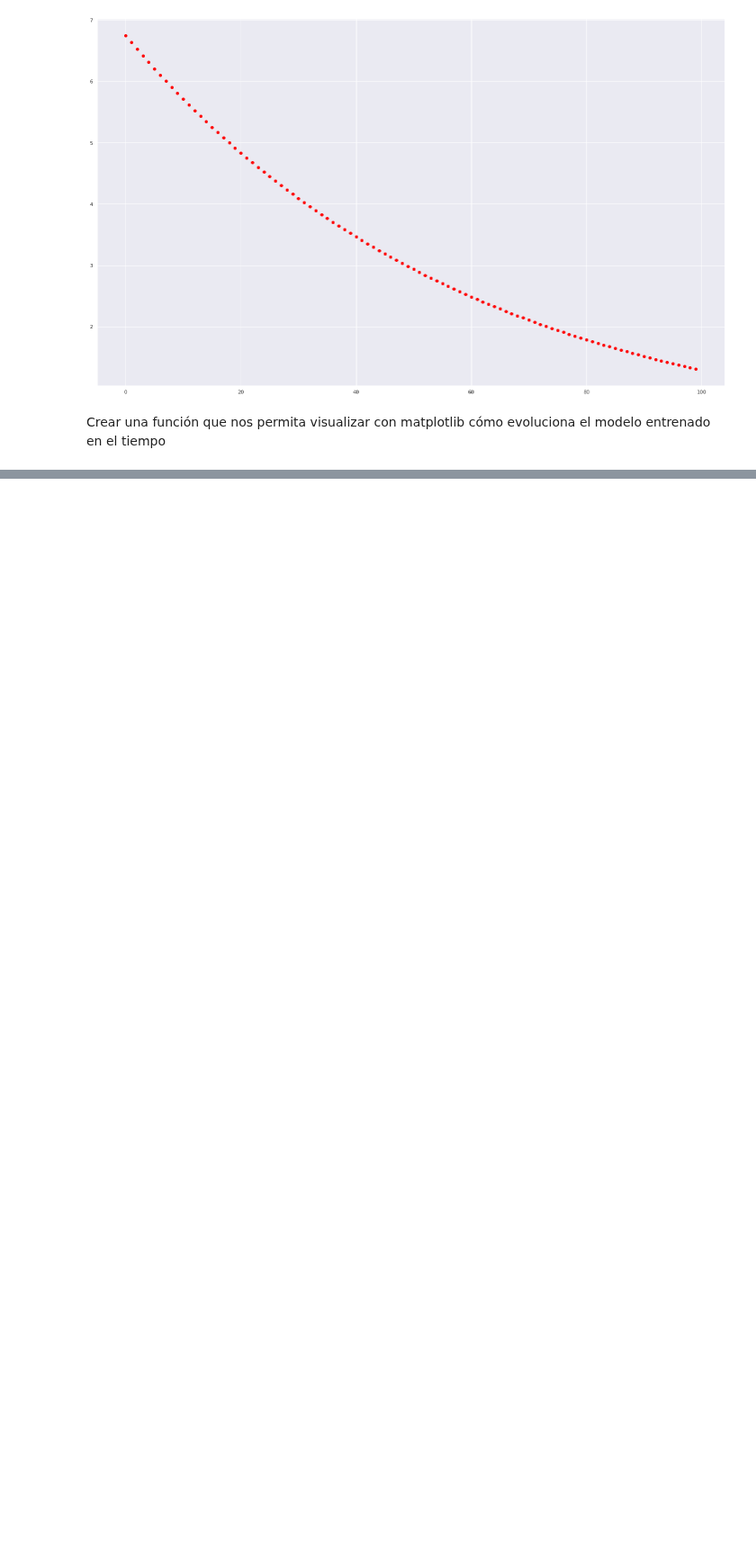
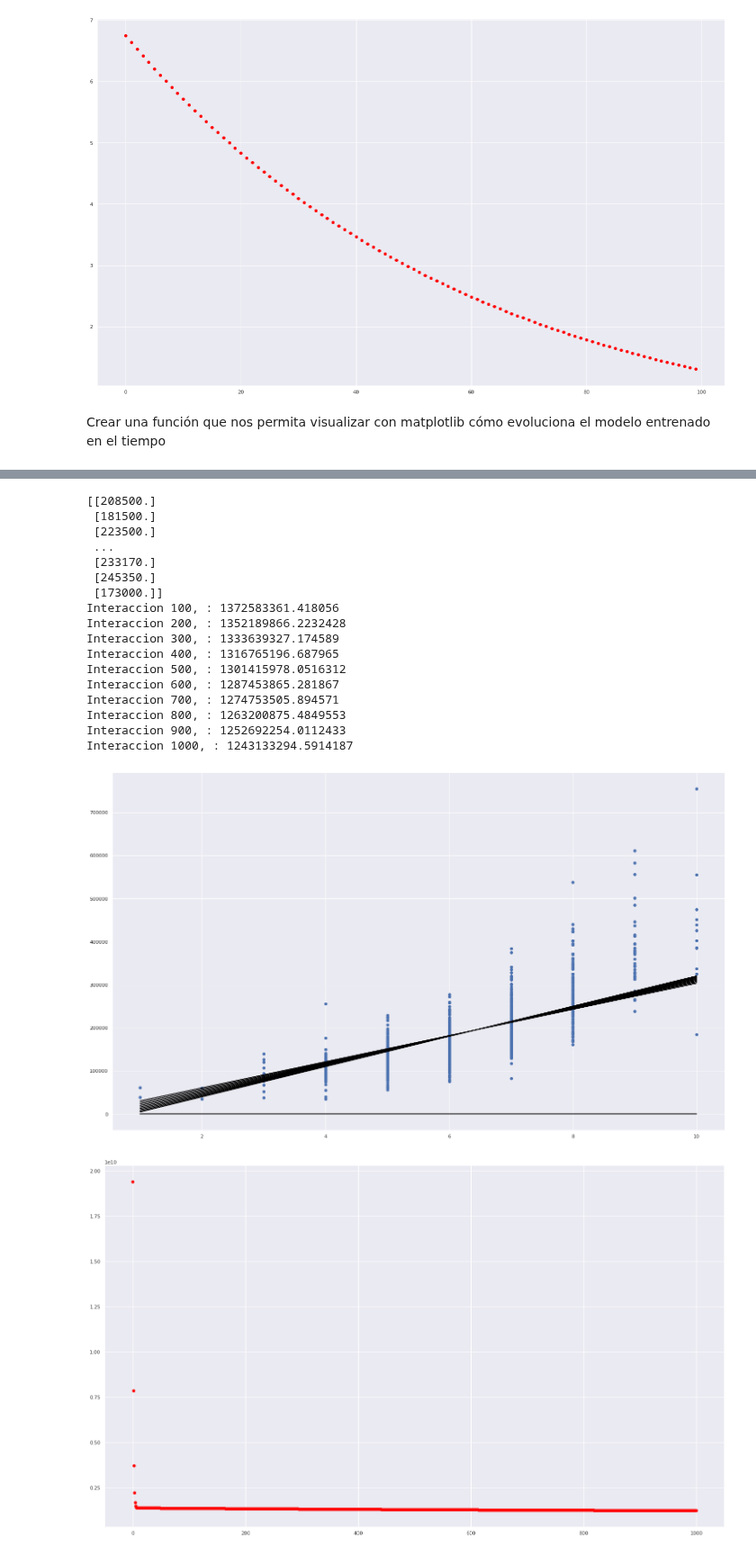
Before and after one commit to bhlr/Ciencia-de-Datos-en-Python-Seccion-U..., a Jupyter notebook: proyecto.ipynb, the cells around one changed output, grey strips where cells are left out. Shown at 90% size. Cells and saved outputs as stored; diff of their text form; code cells hidden in the pictures; blank space fills up the shorter version.

```diff
--- a/proyecto.ipynb
+++ b/proyecto.ipynb
@@ -272,0 +264,27 @@ grafModel(modelo,x)
+# %%
+#SalePrice = train[:, 0]
+#OverallQual = train[:, 1]
+modelo_OverallQual, errores_OverallQual = Model(OverallQual[:, np.newaxis],SalePrice[:, np.newaxis], epochs = 1000,  imprimir_error_cada = 100, lr = 0.01)
+
+grafModel(modelo_OverallQual,OverallQual[:, np.newaxis],SalePrice[:, np.newaxis],100)
+errorGraf(errores_OverallQual)
+# %% [output]
+[[208500.]
+ [181500.]
+ [223500.]
+ ...
+ [233170.]
+ [245350.]
+ [173000.]]
+Interaccion 100, : 1372583361.418056
+Interaccion 200, : 1352189866.2232428
+Interaccion 300, : 1333639327.174589
+Interaccion 400, : 1316765196.687965
+Interaccion 500, : 1301415978.0516312
+Interaccion 600, : 1287453865.281867
+Interaccion 700, : 1274753505.894571
+Interaccion 800, : 1263200875.4849553
+Interaccion 900, : 1252692254.0112433
+Interaccion 1000, : 1243133294.5914187
+[figure, added]
+[figure, added]
```
Also changed, not shown: parts of 4 cells of this notebook.
